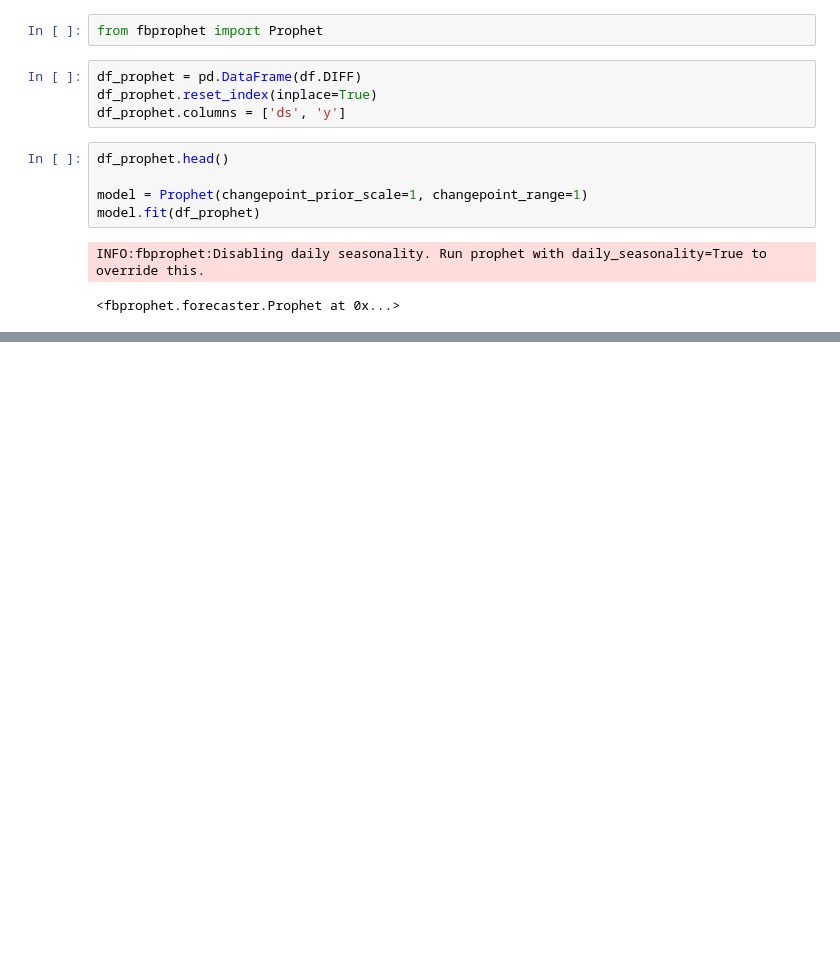
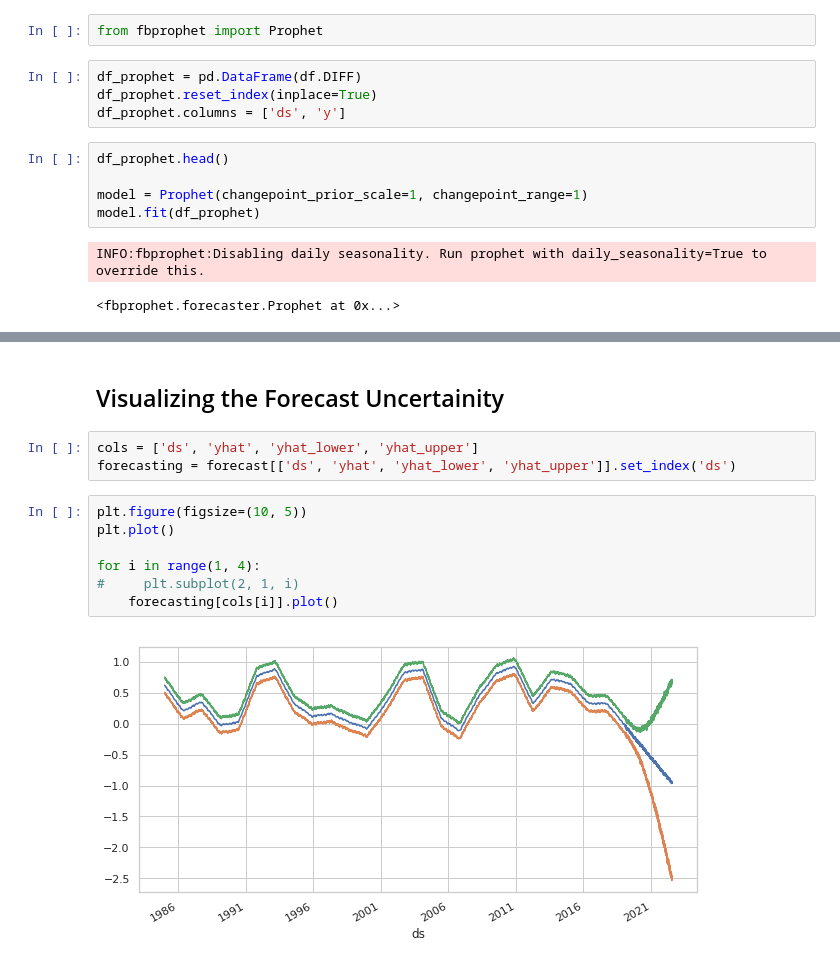
Before and after one commit to guyandtheworld/recession, a Jupyter notebook: model/Bond Analysis.ipynb, the cells around one changed output, grey strips where cells are left out. Drawn from its saved outputs; the diff is of its cells as text; blank space fills up the shorter version.

Commit message:
Forecast trend for the next 3 years

```diff
--- a/model/Bond Analysis.ipynb
+++ b/model/Bond Analysis.ipynb
@@ -152,0 +163,14 @@ model.plot_components(forecast)
+# %% [markdown]
+## Visualizing the Forecast Uncertainity
+# %%
+cols = ['ds', 'yhat', 'yhat_lower', 'yhat_upper']
+forecasting = forecast[['ds', 'yhat', 'yhat_lower', 'yhat_upper']].set_index('ds')
+# %%
+plt.figure(figsize=(10, 5))
+plt.plot()
+
+for i in range(1, 4):
+#     plt.subplot(2, 1, i)
+    forecasting[cols[i]].plot()
+# %% [output]
+[figure, added]
```
Also changed, not shown: parts of 11 cells of this notebook.
